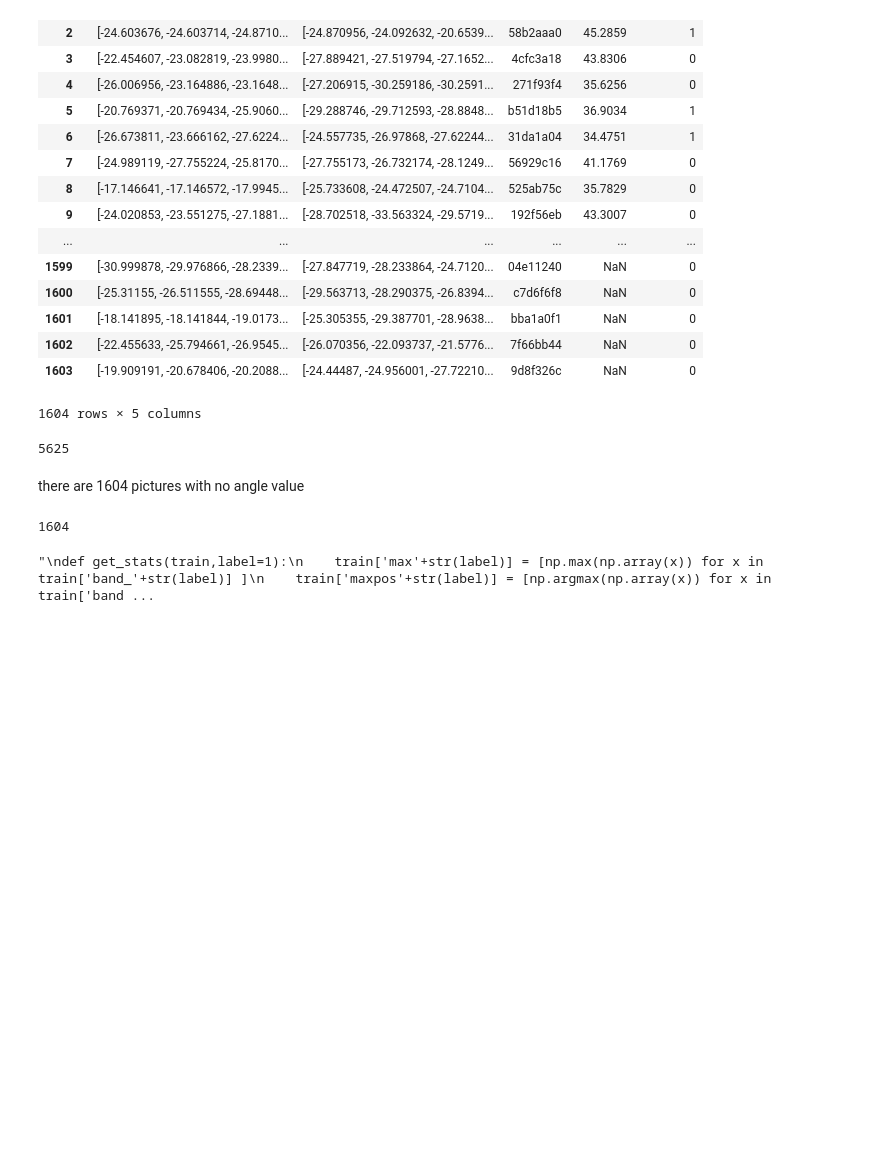
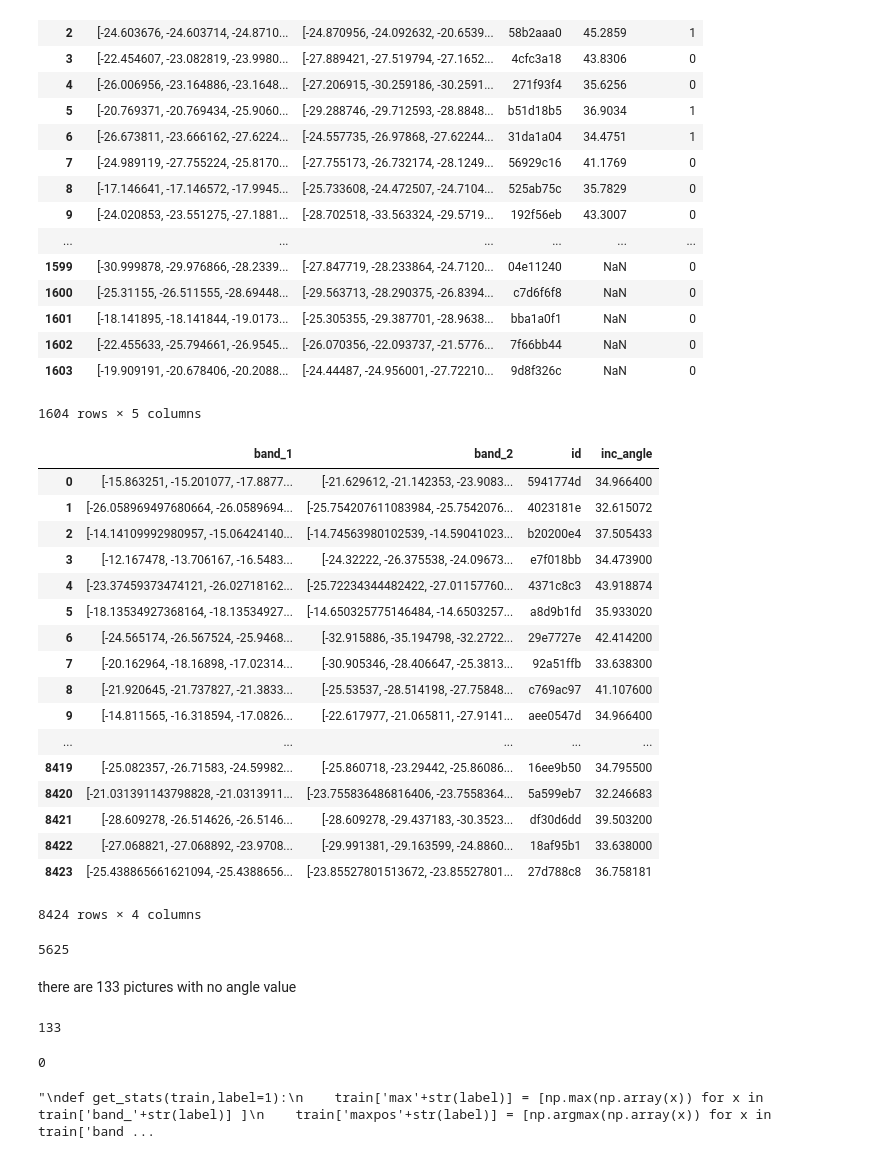
Before and after one commit to yushinliu/kaggle_competition-other_projects, a Jupyter notebook: Kaggle/MuonNeutrino/Explore_data+CNN.ipynb, the cells around one changed output. Cells and saved outputs as stored; diff of their text form; code cells hidden in the pictures; blank space fills up the shorter version.

```diff
--- a/Kaggle/MuonNeutrino/Explore_data+CNN.ipynb
+++ b/Kaggle/MuonNeutrino/Explore_data+CNN.ipynb
@@ -34,6 +36,8 @@ K.set_learning_phase(1)
 # 1. Import the data
 # %%
 train = pd.read_json('C:\\Users\\hasee\\workspace\\Kaggle\\MuonNeutrino\\train.json\data\processed\\train.json')
+test = pd.read_json('C:\\Users\\hasee\\workspace\\Kaggle\\MuonNeutrino\\test.json\data\processed\\test.json')
+
 #train['inc_angle'] = pd.to_numeric(train['inc_angle'],errors='coerce')
 # %%
 train
@@ -59,6 +63,7 @@ train
 # %%
 #convert unknown
 train['inc_angle'] = pd.to_numeric(train['inc_angle'],errors='coerce')
+test['inc_angle'] = pd.to_numeric(test['inc_angle'],errors='coerce')
 # %%
 train
 # %% [output]
@@ -80,16 +85,41 @@ train
 | 1602 | [-22.455633, -25.794661, -26.9545... | [-26.070356, -22.093737, -21.5776... | 7f66bb44 | NaN | 0 |
 | 1603 | [-19.909191, -20.678406, -20.2088... | [-24.44487, -24.956001, -27.72210... | 9d8f326c | NaN | 0 |
 1604 rows × 5 columns
+# %%
+test
+# %% [output]
+|  | band_1 | band_2 | id | inc_angle |
+| 0 | [-15.863251, -15.201077, -17.8877... | [-21.629612, -21.142353, -23.9083... | 5941774d | 34.966400 |
+| 1 | [-26.058969497680664, -26.0589694... | [-25.754207611083984, -25.7542076... | 4023181e | 32.615072 |
+| 2 | [-14.14109992980957, -15.06424140... | [-14.74563980102539, -14.59041023... | b20200e4 | 37.505433 |
+| 3 | [-12.167478, -13.706167, -16.5483... | [-24.32222, -26.375538, -24.09673... | e7f018bb | 34.473900 |
+| 4 | [-23.37459373474121, -26.02718162... | [-25.72234344482422, -27.01157760... | 4371c8c3 | 43.918874 |
+| 5 | [-18.13534927368164, -18.13534927... | [-14.650325775146484, -14.6503257... | a8d9b1fd | 35.933020 |
+| 6 | [-24.565174, -26.567524, -25.9468... | [-32.915886, -35.194798, -32.2722... | 29e7727e | 42.414200 |
+| 7 | [-20.162964, -18.16898, -17.02314... | [-30.905346, -28.406647, -25.3813... | 92a51ffb | 33.638300 |
+| 8 | [-21.920645, -21.737827, -21.3833... | [-25.53537, -28.514198, -27.75848... | c769ac97 | 41.107600 |
+| 9 | [-14.811565, -16.318594, -17.0826... | [-22.617977, -21.065811, -27.9141... | aee0547d | 34.966400 |
+| ... | ... | ... | ... | ... |
+| 8419 | [-25.082357, -26.71583, -24.59982... | [-25.860718, -23.29442, -25.86086... | 16ee9b50 | 34.795500 |
+| 8420 | [-21.031391143798828, -21.0313911... | [-23.755836486816406, -23.7558364... | 5a599eb7 | 32.246683 |
+| 8421 | [-28.609278, -26.514626, -26.5146... | [-28.609278, -29.437183, -30.3523... | df30d6dd | 39.503200 |
+| 8422 | [-27.068821, -27.068892, -23.9708... | [-29.991381, -29.163599, -24.8860... | 18af95b1 | 33.638000 |
+| 8423 | [-25.438865661621094, -25.4388656... | [-23.85527801513672, -23.85527801... | 27d788c8 | 36.758181 |
+8424 rows × 4 columns
 # %%
 len(train['band_1'].loc[0])
 # %% [output]
 5625
 # %% [markdown]
-there are 1604 pictures with no angle value
+there are 133 pictures with no angle value
-# %%
-len(train['inc_angle']==np.nan)
-# %% [output]
-1604
+# %%
+np.sum(np.isnan(train['inc_angle']))
+# %% [output]
+133
+# %%
+np.sum(np.isnan(test['inc_angle']))
+# %% [output]
+0
 # %%
 '''
 def get_stats(train,label=1):
```
Also changed, not shown: parts of 29 cells of this notebook, 4 other files.
